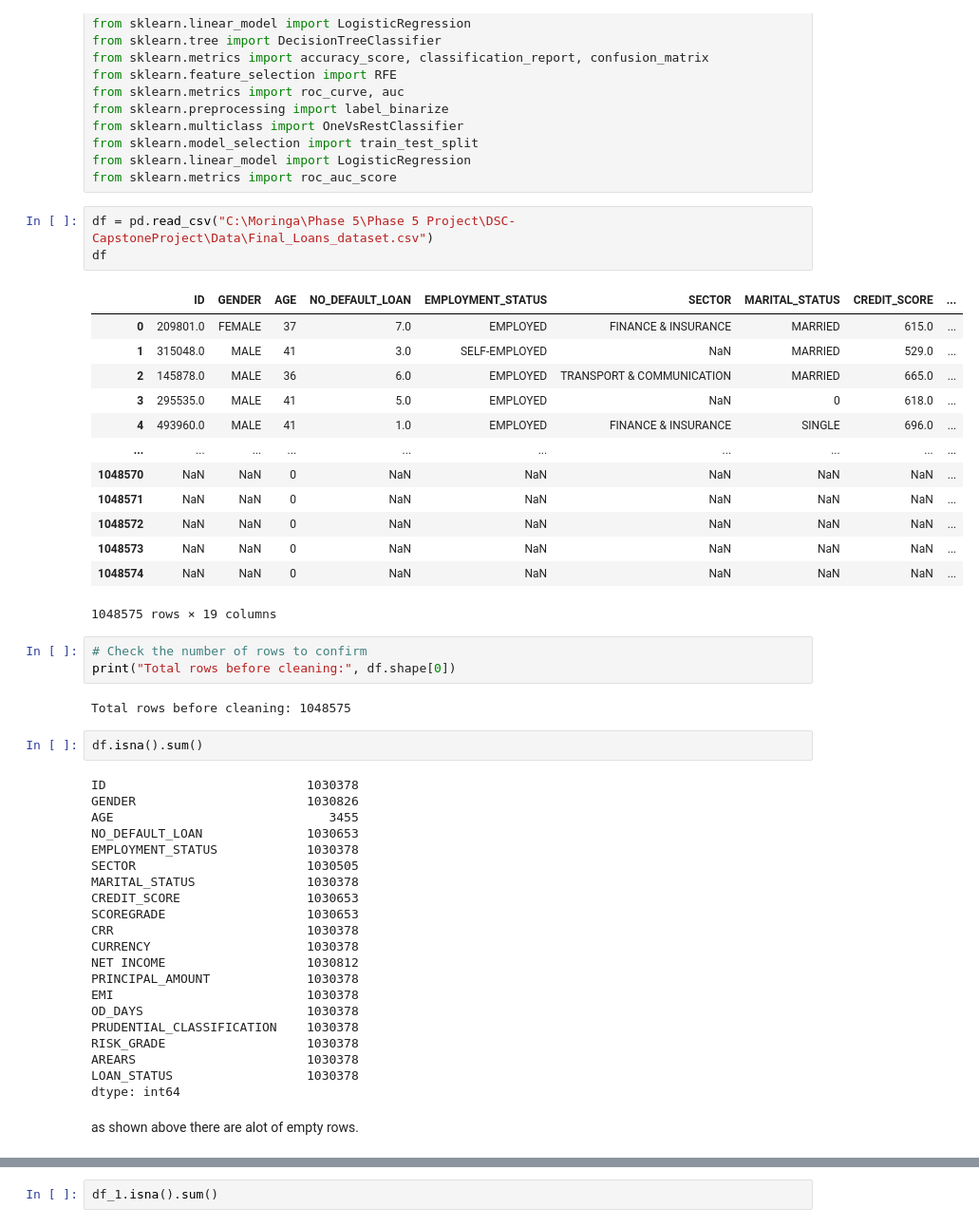
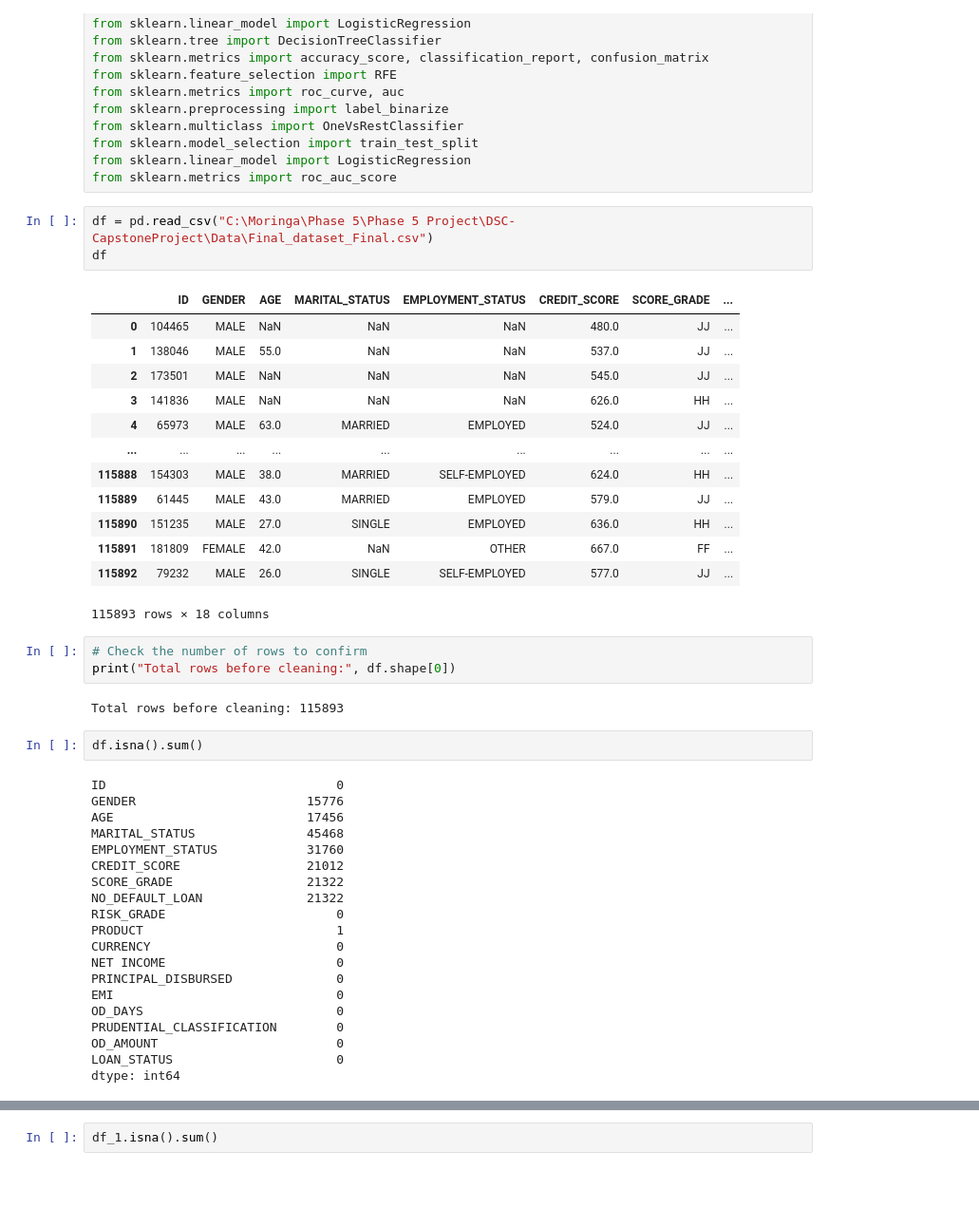
Before and after one commit to AlexIrungu/DSC-CapstoneProject, a Jupyter notebook: notebooks/Amani.ipynb, the cells around one changed output, grey strips where cells are left out. Shown at 95% size. Saved outputs shown, nothing was run; the diff lists cells and outputs as text; blank space fills up the shorter version.

Commit message:
Replaced dataset to avoid class imbalance

```diff
--- a/notebooks/Amani.ipynb
+++ b/notebooks/Amani.ipynb
@@ -19,49 +19,46 @@ from sklearn.model_selection import train_test_split
 from sklearn.linear_model import LogisticRegression
 from sklearn.metrics import roc_auc_score
 # %%
-df = pd.read_csv("C:\Moringa\Phase 5\Phase 5 Project\DSC-CapstoneProject\Data\Final_Loans_dataset.csv")
+df = pd.read_csv("C:\Moringa\Phase 5\Phase 5 Project\DSC-CapstoneProject\Data\Final_dataset_Final.csv")
 df
 # %% [output]
-|  | ID | GENDER | AGE | NO_DEFAULT_LOAN | EMPLOYMENT_STATUS | SECTOR | MARITAL_STATUS | CREDIT_SCORE | ... |
-| 0 | 209801.0 | FEMALE | 37 | 7.0 | EMPLOYED | FINANCE & INSURANCE | MARRIED | 615.0 | ... |
-| 1 | 315048.0 | MALE | 41 | 3.0 | SELF-EMPLOYED | NaN | MARRIED | 529.0 | ... |
-| 2 | 145878.0 | MALE | 36 | 6.0 | EMPLOYED | TRANSPORT & COMMUNICATION | MARRIED | 665.0 | ... |
-| 3 | 295535.0 | MALE | 41 | 5.0 | EMPLOYED | NaN | 0 | 618.0 | ... |
-| 4 | 493960.0 | MALE | 41 | 1.0 | EMPLOYED | FINANCE & INSURANCE | SINGLE | 696.0 | ... |
-| ... | ... | ... | ... | ... | ... | ... | ... | ... | ... |
-| 1048570 | NaN | NaN | 0 | NaN | NaN | NaN | NaN | NaN | ... |
-| 1048571 | NaN | NaN | 0 | NaN | NaN | NaN | NaN | NaN | ... |
-| 1048572 | NaN | NaN | 0 | NaN | NaN | NaN | NaN | NaN | ... |
-| 1048573 | NaN | NaN | 0 | NaN | NaN | NaN | NaN | NaN | ... |
-| 1048574 | NaN | NaN | 0 | NaN | NaN | NaN | NaN | NaN | ... |
+|  | ID | GENDER | AGE | MARITAL_STATUS | EMPLOYMENT_STATUS | CREDIT_SCORE | SCORE_GRADE | ... |
+| 0 | 104465 | MALE | NaN | NaN | NaN | 480.0 | JJ | ... |
+| 1 | 138046 | MALE | 55.0 | NaN | NaN | 537.0 | JJ | ... |
+| 2 | 173501 | MALE | NaN | NaN | NaN | 545.0 | JJ | ... |
+| 3 | 141836 | MALE | NaN | NaN | NaN | 626.0 | HH | ... |
+| 4 | 65973 | MALE | 63.0 | MARRIED | EMPLOYED | 524.0 | JJ | ... |
+| ... | ... | ... | ... | ... | ... | ... | ... | ... |
+| 115888 | 154303 | MALE | 38.0 | MARRIED | SELF-EMPLOYED | 624.0 | HH | ... |
+| 115889 | 61445 | MALE | 43.0 | MARRIED | EMPLOYED | 579.0 | JJ | ... |
+| 115890 | 151235 | MALE | 27.0 | SINGLE | EMPLOYED | 636.0 | HH | ... |
+| 115891 | 181809 | FEMALE | 42.0 | NaN | OTHER | 667.0 | FF | ... |
+| 115892 | 79232 | MALE | 26.0 | SINGLE | SELF-EMPLOYED | 577.0 | JJ | ... |
-1048575 rows × 19 columns
+115893 rows × 18 columns
 # %%
 # Check the number of rows to confirm
 print("Total rows before cleaning:", df.shape[0])
 # %% [output]
-Total rows before cleaning: 1048575
+Total rows before cleaning: 115893
 # %%
 df.isna().sum()
 # %% [output]
-ID                           1030378
-GENDER                       1030826
-AGE                             3455
-NO_DEFAULT_LOAN              1030653
-EMPLOYMENT_STATUS            1030378
-SECTOR                       1030505
-MARITAL_STATUS               1030378
-CREDIT_SCORE                 1030653
-SCOREGRADE                   1030653
-CRR                          1030378
-CURRENCY                     1030378
-NET INCOME                   1030812
-PRINCIPAL_AMOUNT             1030378
-EMI                          1030378
-OD_DAYS                      1030378
-PRUDENTIAL_CLASSIFICATION    1030378
-RISK_GRADE                   1030378
-AREARS                       1030378
-LOAN_STATUS                  1030378
+ID                               0
+GENDER                       15776
+AGE                          17456
+MARITAL_STATUS               45468
+EMPLOYMENT_STATUS            31760
+CREDIT_SCORE                 21012
+SCORE_GRADE                  21322
+NO_DEFAULT_LOAN              21322
+RISK_GRADE                       0
+PRODUCT                          1
+CURRENCY                         0
+NET INCOME                       0
+PRINCIPAL_DISBURSED              0
+EMI                              0
+OD_DAYS                          0
+PRUDENTIAL_CLASSIFICATION        0
+OD_AMOUNT                        0
+LOAN_STATUS                      0
 dtype: int64
-# %% [markdown]
-as shown above there are alot of empty rows.
```
Also changed, not shown: parts of 23 cells of this notebook.
